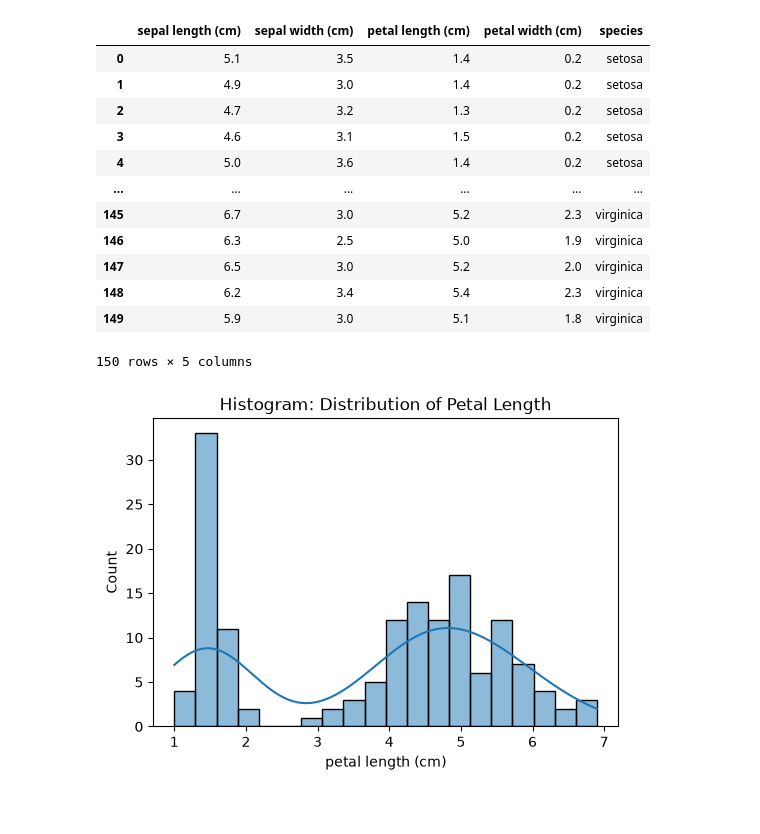
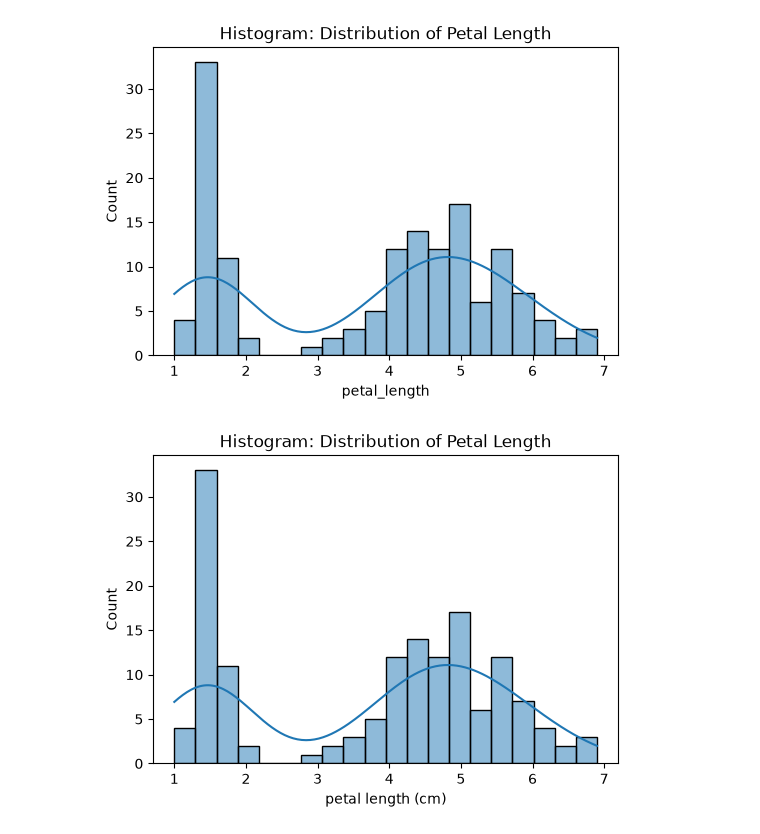
Before and after one commit to SaraRajagukguk/CERTAN, a Jupyter notebook: Week 2/Sesi 3/Data Visualization.ipynb, the cells around one changed output. Saved outputs shown, nothing was run; the diff lists cells and outputs as text; code cells hidden in the pictures; blank space fills up the shorter version.

Commit message:
Update Data Visualization

```diff
--- a/Week 2/Sesi 3/Data Visualization.ipynb
+++ b/Week 2/Sesi 3/Data Visualization.ipynb
@@ -1,42 +1,30 @@
 # %%
 import pandas as pd
 import matplotlib.pyplot as plt
 import seaborn as sns
+from sklearn.ensemble import RandomForestClassifier
 import numpy as np
-
-from sklearn.ensemble import RandomForestClassifier
 from mpl_toolkits.mplot3d import Axes3D
 from sklearn.model_selection import train_test_split
 from sklearn.metrics import confusion_matrix, roc_curve, auc, roc_auc_score
 from sklearn.preprocessing import label_binarize
 from sklearn.multiclass import OneVsRestClassifier
 from sklearn.datasets import load_iris
 
-# Load dataset Iris tanpa internet
-iris = load_iris()
+# Load dataset dari sklearn (Lokal & Tanpa Perlu Internet)
+iris = load_iris(as_frame=True)
+df = iris.frame
+# Samakan nama kolom agar sesuai modul
+df.columns = ["sepal_length", "sepal_width", "petal_length", "petal_width", "target"]
+df['species'] = iris.target_names[iris.target]
 
-df = pd.DataFrame(
-    iris.data,
-    columns=iris.feature_names
-)
-
-df["species"] = iris.target_names[iris.target]
-
-df
+# 1. Histogram
+plt.figure(figsize=(6, 4))
+sns.histplot(df['petal_length'], bins=20, kde=True)
+plt.title("Histogram: Distribution of Petal Length")
+plt.show()
 # %% [output]
-|  | sepal length (cm) | sepal width (cm) | petal length (cm) | petal width (cm) | species |
-| 0 | 5.1 | 3.5 | 1.4 | 0.2 | setosa |
-| 1 | 4.9 | 3.0 | 1.4 | 0.2 | setosa |
-| 2 | 4.7 | 3.2 | 1.3 | 0.2 | setosa |
-| 3 | 4.6 | 3.1 | 1.5 | 0.2 | setosa |
-| 4 | 5.0 | 3.6 | 1.4 | 0.2 | setosa |
-| ... | ... | ... | ... | ... | ... |
-| 145 | 6.7 | 3.0 | 5.2 | 2.3 | virginica |
-| 146 | 6.3 | 2.5 | 5.0 | 1.9 | virginica |
-| 147 | 6.5 | 3.0 | 5.2 | 2.0 | virginica |
-| 148 | 6.2 | 3.4 | 5.4 | 2.3 | virginica |
-| 149 | 5.9 | 3.0 | 5.1 | 1.8 | virginica |
-150 rows × 5 columns
+[figure, added]
 # %%
 # 1. Histogram
 plt.figure(figsize=(6, 4))
```
Also changed, not shown: parts of 9 cells of this notebook.
